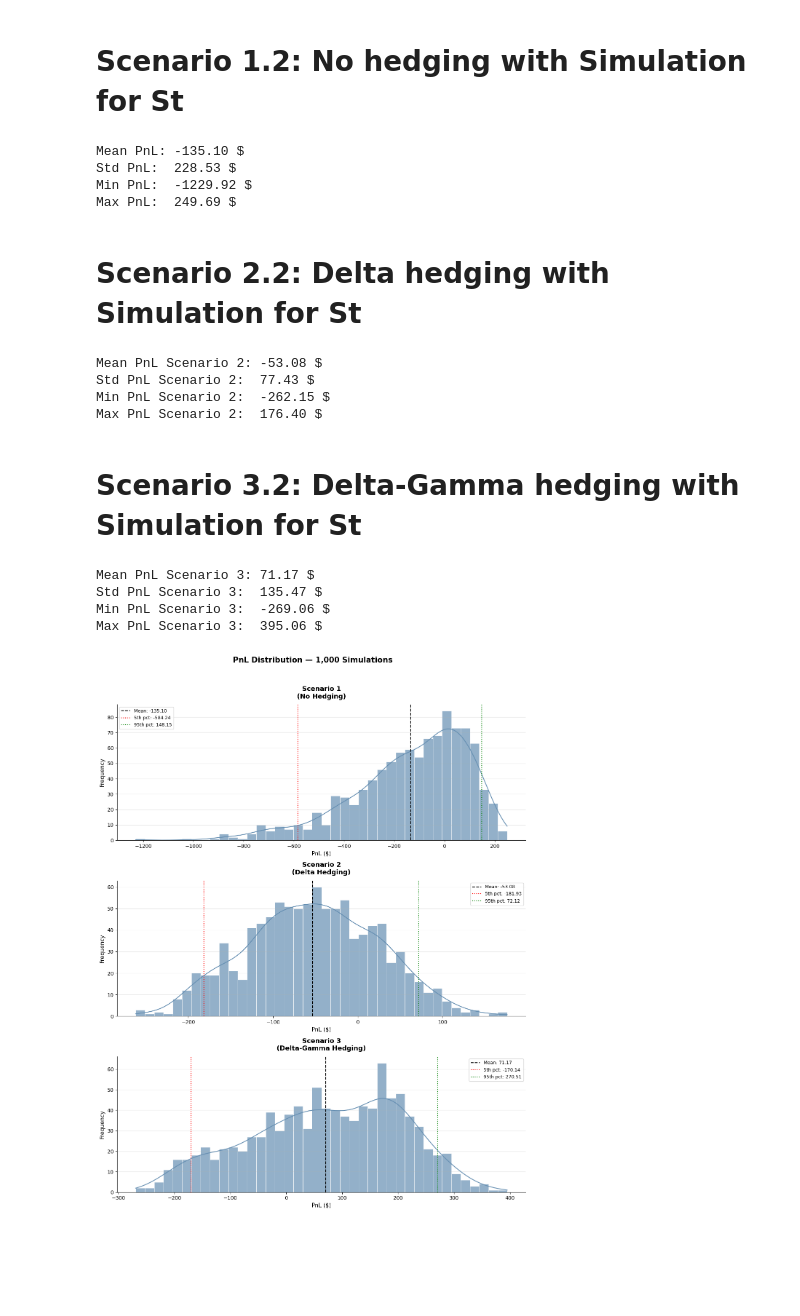
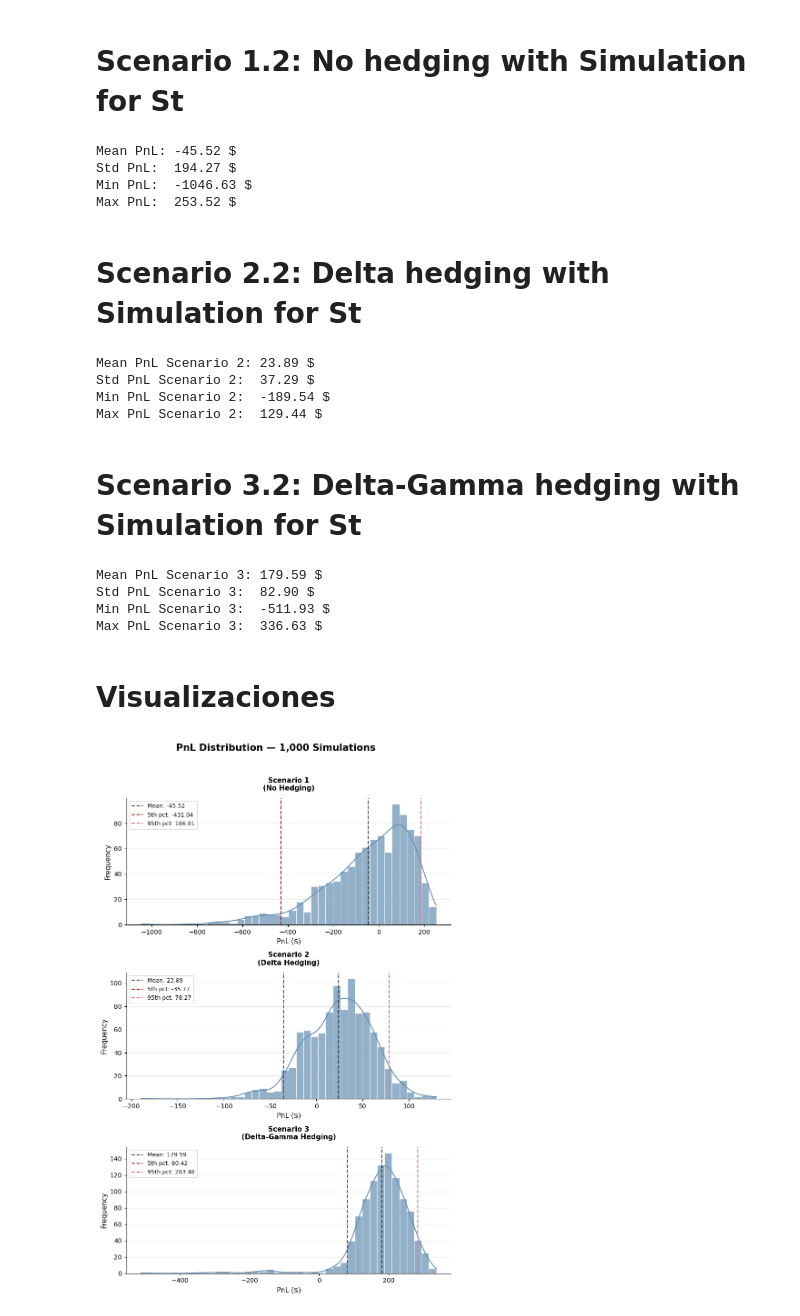
Before and after one commit to AnaSofiaHinojosa/GreekHedging, a Jupyter notebook: proyecto.ipynb, the cells around one changed output. Saved outputs shown, nothing was run; the diff lists cells and outputs as text; code cells hidden in the pictures; blank space fills up the shorter version.

Commit message:
add more graphs and change date

```diff
--- a/proyecto.ipynb
+++ b/proyecto.ipynb
@@ -48,7 +49,8 @@ strikes = df_filtered['Strike'].tolist()
 last_prices = df_filtered['Last Price'].tolist()
 prices_df = pd.read_excel('Datos AAPL proyecto cuanti.xlsx', sheet_name='Hoja3')
 # %%
-prices_df['Remaining_Time'] = (pd.Timestamp('2026-04-10') - prices_df['Date']).dt.days
+prices_df['Remaining_Time'] = (pd.Timestamp('2026-04-09') - prices_df['Date']).dt.days
+prices_df['Remaining_Time'] = prices_df['Remaining_Time'].replace(0, 0.0001)
 prices_df['T_Years'] = prices_df['Remaining_Time'] / 365
 sigma = prices_df['Price'].pct_change().std() * (252 ** 0.5)
 prices_df['Sigma_Fixed'] = sigma
@@ -170,7 +172,8 @@ n_days = len(prices_df)
 mu = prices_df['Price'].pct_change().mean() * 252
 sigma = prices_df['Sigma_Fixed'].iloc[-1]
 dt = 1/252
-S0 = last_price
+first_price = prices_df['Price'].iloc[0]
+S0 = first_price
 
 np.random.seed(42)
 W = np.random.normal(0, 1, (n_simulations, n_days))
@@ -203,10 +206,10 @@ print(f"Std PnL:  {total_pnl_scenario1.std():.2f} $")
 print(f"Min PnL:  {total_pnl_scenario1.min():.2f} $")
 print(f"Max PnL:  {total_pnl_scenario1.max():.2f} $")
 # %% [output]
-Mean PnL: -135.10 $
-Std PnL:  228.53 $
-Min PnL:  -1229.92 $
-Max PnL:  249.69 $
+Mean PnL: -45.52 $
+Std PnL:  194.27 $
+Min PnL:  -1046.63 $
+Max PnL:  253.52 $
 # %% [markdown]
 # Scenario 2.2: Delta hedging with Simulation for St
 # %%
@@ -251,10 +254,10 @@ print(f"Std PnL Scenario 2:  {total_pnl_scenario2.std():.2f} $")
 print(f"Min PnL Scenario 2:  {total_pnl_scenario2.min():.2f} $")
 print(f"Max PnL Scenario 2:  {total_pnl_scenario2.max():.2f} $")
 # %% [output]
-Mean PnL Scenario 2: -53.08 $
-Std PnL Scenario 2:  77.43 $
-Min PnL Scenario 2:  -262.15 $
-Max PnL Scenario 2:  176.40 $
+Mean PnL Scenario 2: 23.89 $
+Std PnL Scenario 2:  37.29 $
+Min PnL Scenario 2:  -189.54 $
+Max PnL Scenario 2:  129.44 $
 # %% [markdown]
 # Scenario 3.2: Delta-Gamma hedging with Simulation for St
 # %%
@@ -318,33 +321,35 @@ print(f"Std PnL Scenario 3:  {total_pnl_scenario3.std():.2f} $")
 print(f"Min PnL Scenario 3:  {total_pnl_scenario3.min():.2f} $")
 print(f"Max PnL Scenario 3:  {total_pnl_scenario3.max():.2f} $")
 # %% [output]
-Mean PnL Scenario 3: 71.17 $
-Std PnL Scenario 3:  135.47 $
-Min PnL Scenario 3:  -269.06 $
-Max PnL Scenario 3:  395.06 $
+Mean PnL Scenario 3: 179.59 $
+Std PnL Scenario 3:  82.90 $
+Min PnL Scenario 3:  -511.93 $
+Max PnL Scenario 3:  336.63 $
+# %% [markdown]
+# Visualizaciones
 # %%
-fig, axes = plt.subplots(3, 1, figsize=(12, 15))
+fig, axes = plt.subplots(3, 1, figsize=(8, 12))
 
 scenarios = [
     (total_pnl_scenario1, 'Scenario 1\n(No Hedging)', '#668fb2'),
     (total_pnl_scenario2, 'Scenario 2\n(Delta Hedging)', '#668fb2'),
     (total_pnl_scenario3, 'Scenario 3\n(Delta-Gamma Hedging)', '#668fb2')
 ]
 
 for ax, (data, title, color) in zip(axes, scenarios):
     sns.histplot(data, bins=40, ax=ax, color=color, alpha=0.7, edgecolor='white', linewidth=0.5, kde=True)
-    ax.axvline(data.mean(), color='black', linestyle='--', linewidth=1.5, label=f'Mean: {data.mean():,.2f}')
-    ax.axvline(np.percentile(data, 5), color='red', linestyle=':', linewidth=1.5, label=f'5th pct: {np.percentile(data, 5):,.2f}')
-    ax.axvline(np.percentile(data, 95), color='green', linestyle=':', linewidth=1.5, label=f'95th pct: {np.percentile(data, 95):,.2f}')
-    ax.set_title(title, fontsize=13, fontweight='bold', pad=12)
+    ax.axvline(data.mean(), color='black', linestyle='--', alpha=0.7, linewidth=1.5, label=f'Mean: {data.mean():,.2f}')
+    ax.axvline(np.percentile(data, 5), color='brown', linestyle='--', linewidth=1.5, label=f'5th pct: {np.percentile(data, 5):,.2f}')
+    ax.axvline(np.percentile(data, 95), color='palevioletred', linestyle='--', linewidth=1.5, label=f'95th pct: {np.percentile(data, 95):,.2f}')
+    ax.set_title(title, fontsize=11, fontweight='bold', pad=12)
     ax.set_xlabel('PnL ($)', fontsize=11)
     ax.set_ylabel('Frequency', fontsize=11)
-    ax.legend(fontsize=9)
+    ax.legend(fontsize=9, loc='upper left')
     ax.grid(axis='y', alpha=0.3)
     sns.despine(ax=ax)
 
 fig.suptitle('PnL Distribution — 1,000 Simulations', fontsize=15, fontweight='bold', y=1.02)
 plt.tight_layout()
 plt.show()
 # %% [output]
-[figure, old version]
+[figure, new version]
```
Also changed, not shown: parts of 8 cells of this notebook.
